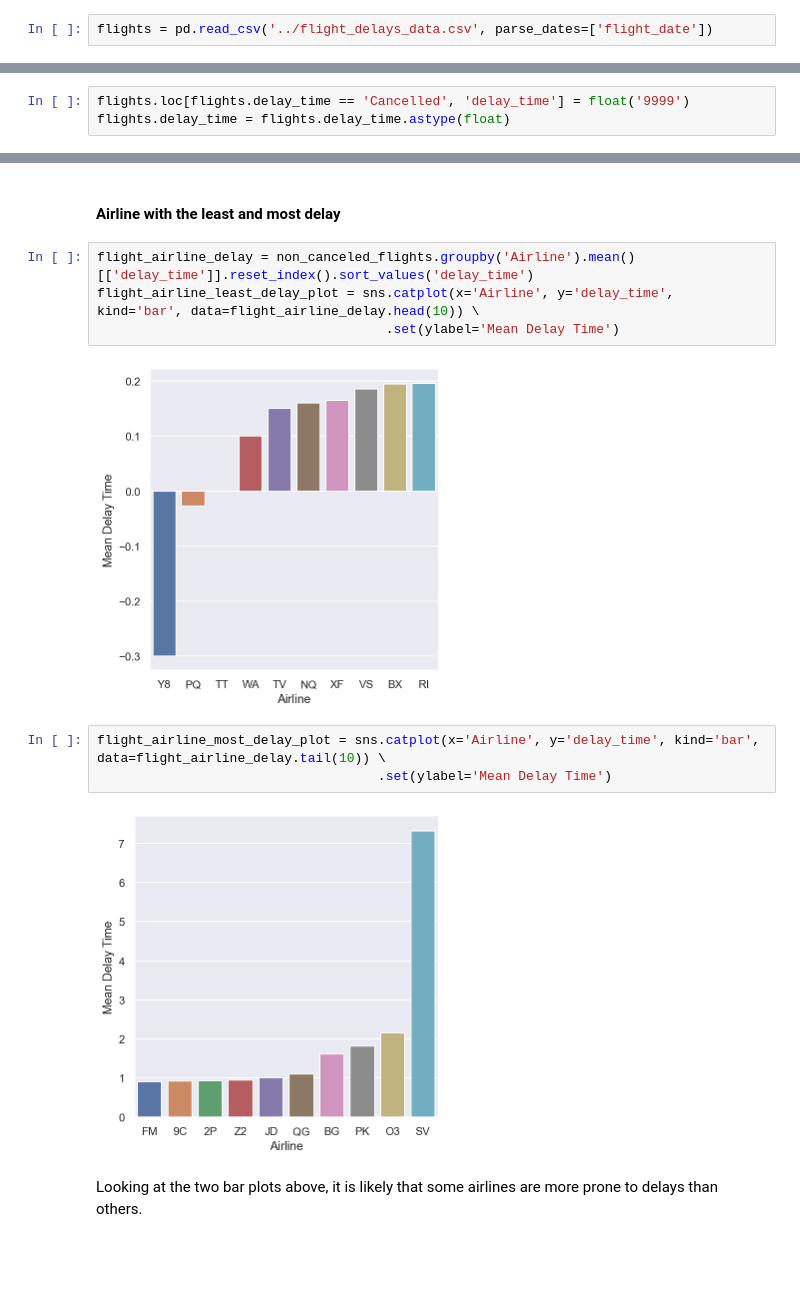
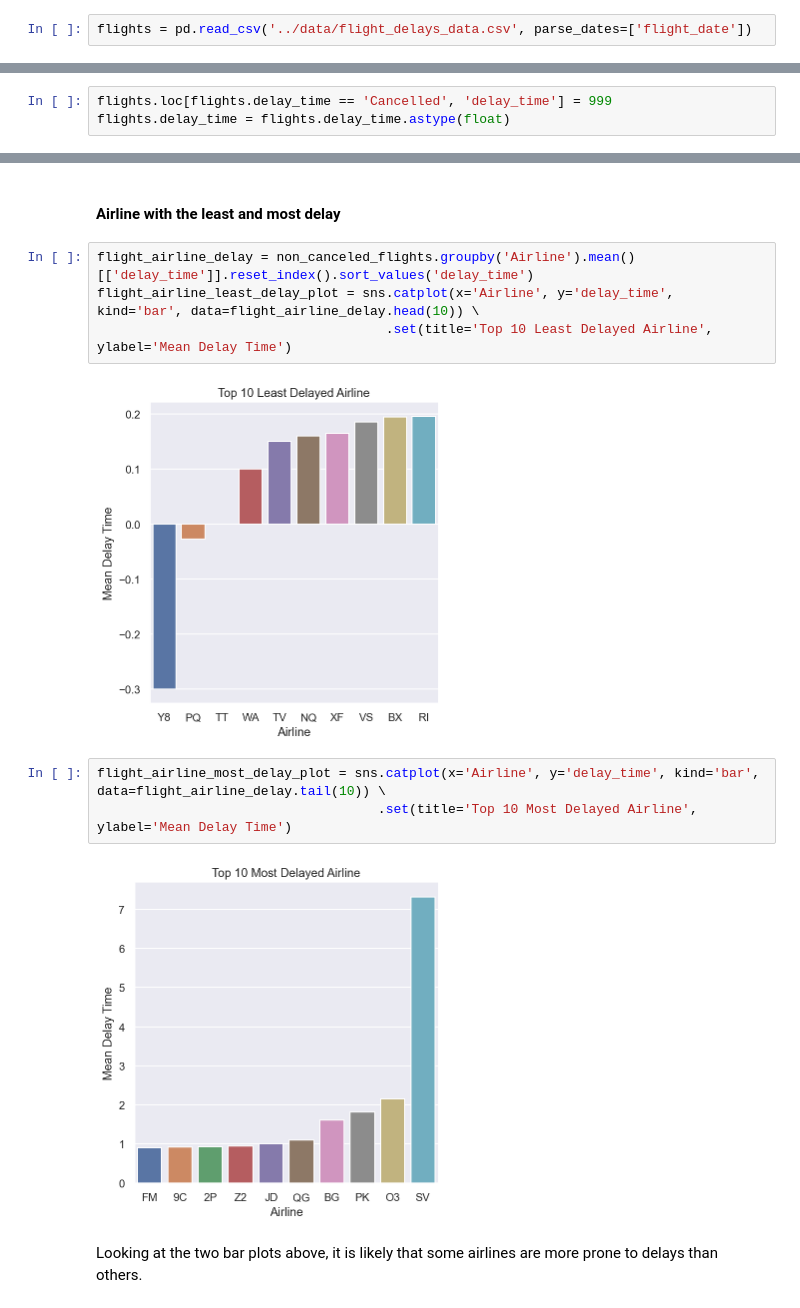
Before and after one commit to chunheisiu/flight-delay-claims-prediction, a Jupyter notebook: notebooks/EDA.ipynb, the cells around one changed output, grey strips where cells are left out. Drawn from its saved outputs; the diff is of its cells as text; blank space fills up the shorter version.

```diff
--- a/notebooks/EDA.ipynb
+++ b/notebooks/EDA.ipynb
@@ -18,7 +18,7 @@ import seaborn as sns
 # %% [markdown]
 The CSV file is first loaded as a pandas data frame, which allows it to be read and manipulated easily. We can show the first 10 lines of the CSV file to examine the schema and some sample rows.
 # %%
-flights = pd.read_csv('../flight_delays_data.csv', parse_dates=['flight_date'])
+flights = pd.read_csv('../data/flight_delays_data.csv', parse_dates=['flight_date'])
 # %%
 flights.head()
 # %% [output]
@@ -96,7 +98,7 @@ From the instructions of the project, we also know that `delay_time` is mostly e
 # %%
 flights['is_cancelled'] = np.where(flights.delay_time == 'Cancelled', 1, 0)
 # %%
-flights.loc[flights.delay_time == 'Cancelled', 'delay_time'] = float('9999')
+flights.loc[flights.delay_time == 'Cancelled', 'delay_time'] = 999
 flights.delay_time = flights.delay_time.astype(float)
 # %%
 flights.groupby('is_cancelled')[['flight_id']].count()
@@ -263,14 +267,14 @@ Looking at the two plots above, we can see that as time progressed, there is a p
 # %%
 flight_airline_delay = non_canceled_flights.groupby('Airline').mean()[['delay_time']].reset_index().sort_values('delay_time')
 flight_airline_least_delay_plot = sns.catplot(x='Airline', y='delay_time', kind='bar', data=flight_airline_delay.head(10)) \
-                                     .set(ylabel='Mean Delay Time')
+                                     .set(title='Top 10 Least Delayed Airline', ylabel='Mean Delay Time')
 # %% [output]
-[figure, old version]
+[figure, new version]
 # %%
 flight_airline_most_delay_plot = sns.catplot(x='Airline', y='delay_time', kind='bar', data=flight_airline_delay.tail(10)) \
-                                    .set(ylabel='Mean Delay Time')
+                                    .set(title='Top 10 Most Delayed Airline', ylabel='Mean Delay Time')
 # %% [output]
-[figure, old version]
+[figure, new version]
 # %% [markdown]
 Looking at the two bar plots above, it is likely that some airlines are more prone to delays than others.
 # %% [markdown]
```
Also changed, not shown: parts of 15 cells of this notebook.
